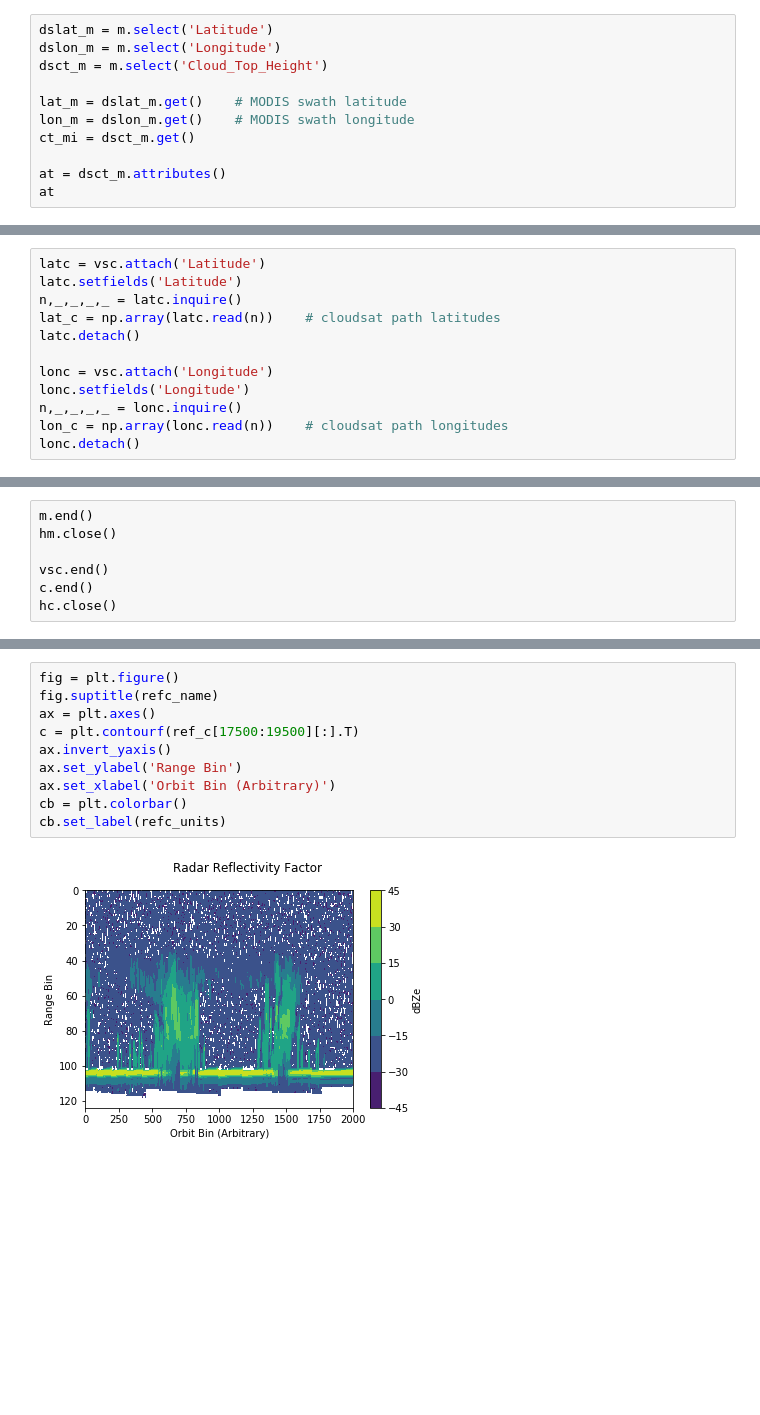
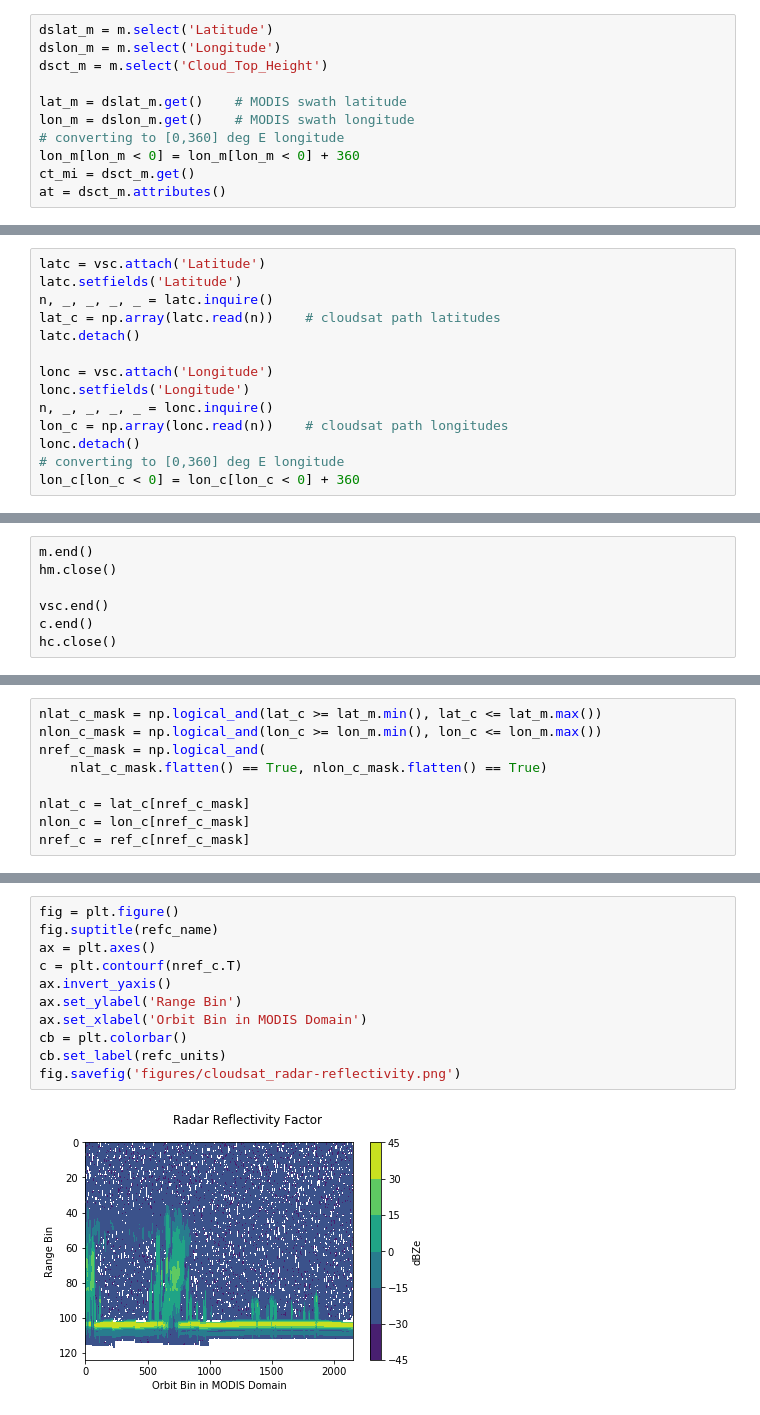
Before and after one commit to dcamron/radtran, a Jupyter notebook: radtran.ipynb, the cells around one changed output, grey strips where cells are left out. Drawn from its saved outputs; the diff is of its cells as text; blank space fills up the shorter version.

```diff
--- a/radtran.ipynb
+++ b/radtran.ipynb
@@ -54,7 +39,7 @@ dsct_m = m.select('Cloud_Top_Height')
 
 lat_m = dslat_m.get()    # MODIS swath latitude
 lon_m = dslon_m.get()    # MODIS swath longitude
+# converting to [0,360] deg E longitude
+lon_m[lon_m < 0] = lon_m[lon_m < 0] + 360
 ct_mi = dsct_m.get()
-
 at = dsct_m.attributes()
-at
@@ -106,12 +65,14 @@ vsc.vdatainfo()
 # %%
 latc = vsc.attach('Latitude')
 latc.setfields('Latitude')
-n,_,_,_,_ = latc.inquire()
+n, _, _, _, _ = latc.inquire()
 lat_c = np.array(latc.read(n))    # cloudsat path latitudes
 latc.detach()
 
 lonc = vsc.attach('Longitude')
 lonc.setfields('Longitude')
-n,_,_,_,_ = lonc.inquire()
+n, _, _, _, _ = lonc.inquire()
 lon_c = np.array(lonc.read(n))    # cloudsat path longitudes
 lonc.detach()
+# converting to [0,360] deg E longitude
+lon_c[lon_c < 0] = lon_c[lon_c < 0] + 360
@@ -176,0 +125,9 @@ First, we want to pull out every cloud-top height data point with a lat, lon pai
+# %%
+nlat_c_mask = np.logical_and(lat_c >= lat_m.min(), lat_c <= lat_m.max())
+nlon_c_mask = np.logical_and(lon_c >= lon_m.min(), lon_c <= lon_m.max())
+nref_c_mask = np.logical_and(
+    nlat_c_mask.flatten() == True, nlon_c_mask.flatten() == True)
+
+nlat_c = lat_c[nref_c_mask]
+nlon_c = lon_c[nref_c_mask]
+nref_c = ref_c[nref_c_mask]
@@ -201,12 +157,13 @@ ax.get_extent()
 # %%
 fig = plt.figure()
 fig.suptitle(refc_name)
 ax = plt.axes()
-c = plt.contourf(ref_c[17500:19500][:].T)
+c = plt.contourf(nref_c.T)
 ax.invert_yaxis()
 ax.set_ylabel('Range Bin')
-ax.set_xlabel('Orbit Bin (Arbitrary)')
+ax.set_xlabel('Orbit Bin in MODIS Domain')
 cb = plt.colorbar()
 cb.set_label(refc_units)
+fig.savefig('figures/cloudsat_radar-reflectivity.png')
 # %% [output]
-[figure, old version]
+[figure, new version]
```
Also changed, not shown: parts of 24 cells of this notebook, 4 other files.
